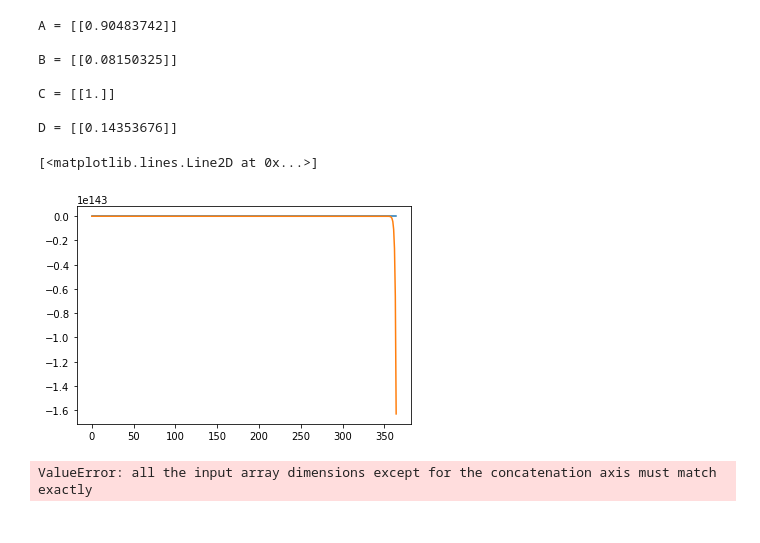
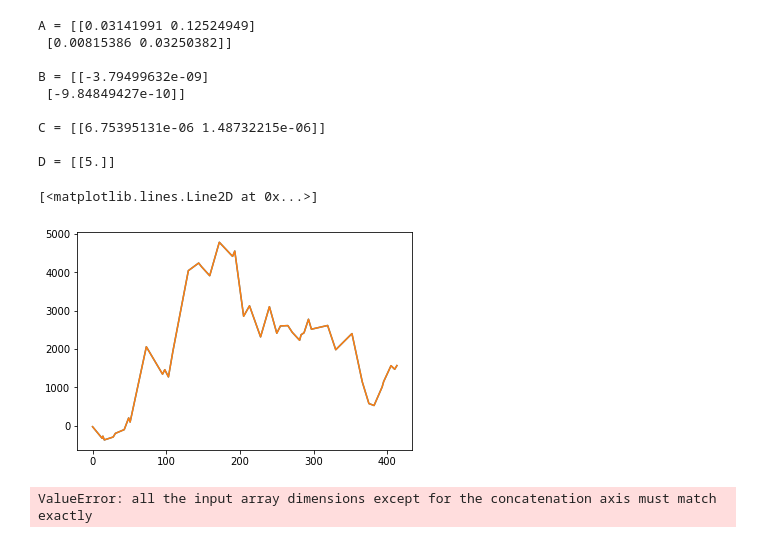
Before and after one commit to garretthnel/Model-Identification, a Jupyter notebook: Method_Tests.ipynb, the cells around one changed output. Drawn from its saved outputs; the diff is of its cells as text; code cells hidden in the pictures.

```diff
--- a/Method_Tests.ipynb
+++ b/Method_Tests.ipynb
@@ -19,36 +20,38 @@ def stretched(u, n):
 # %%
 # test sysid
 
 # us = [est.input['Rect'](t, 10, 50, tf) for t in ts]
 # us = numpy.random.randn(t)*10
 us = numpy.cumsum(stretched(numpy.random.randn(100)*10, 10))
 ts = range(len(us))
 
-_, ys, _ = control.forced_response(control.tf([1,1], [10,1]), T=ts, U=us)
+_, ys, _ = control.forced_response(control.tf([5], [1]), T=ts, U=us)
 plt.plot(ts, ys)
 
 def sysid_id(y, u):
     ss1_id = sysid.subspace_det_algo1(y, u, f=2, p=2, s_tol=1e-2, dt=1)
     tf = control.ss(ss1_id.A, ss1_id.B, ss1_id.C, ss1_id.D)
     _, ys, _ = control.forced_response(tf, T=ts, U=us)
     print(tf)
     return ts, ys
 
 id = sysid_id(ys, us)
 plt.plot(id[0], id[1])
 
 # this module gives questionable results
 # still gives problems for estimations using any other tf than 1/1
 # %% [output]
-A = [[0.90483742]]
+A = [[0.03141991 0.12524949]
+ [0.00815386 0.03250382]]
 
-B = [[0.08150325]]
+B = [[-3.79499632e-09]
+ [-9.84849427e-10]]
 
-C = [[1.]]
+C = [[6.75395131e-06 1.48732215e-06]]
 
-D = [[0.14353676]]
+D = [[5.]]
 [<matplotlib.lines.Line2D at 0x...>]
-[figure, old version]
+[figure, new version]
 # %%
 # try a different module
 import sysid
```
Also changed, not shown: parts of 3 cells of this notebook, 4 other files.
